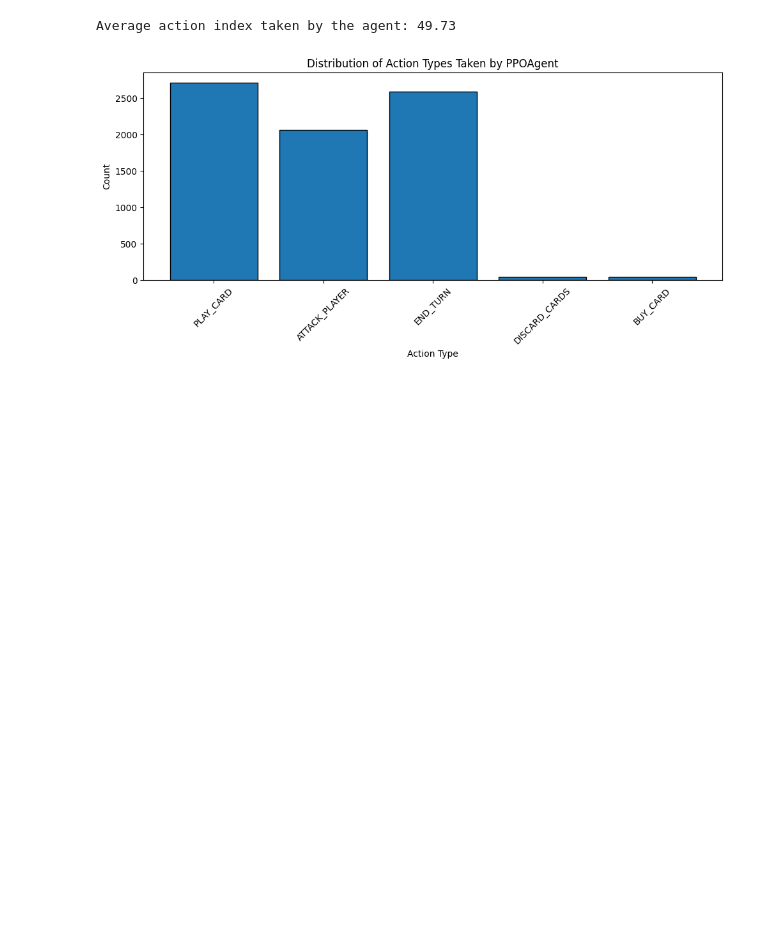
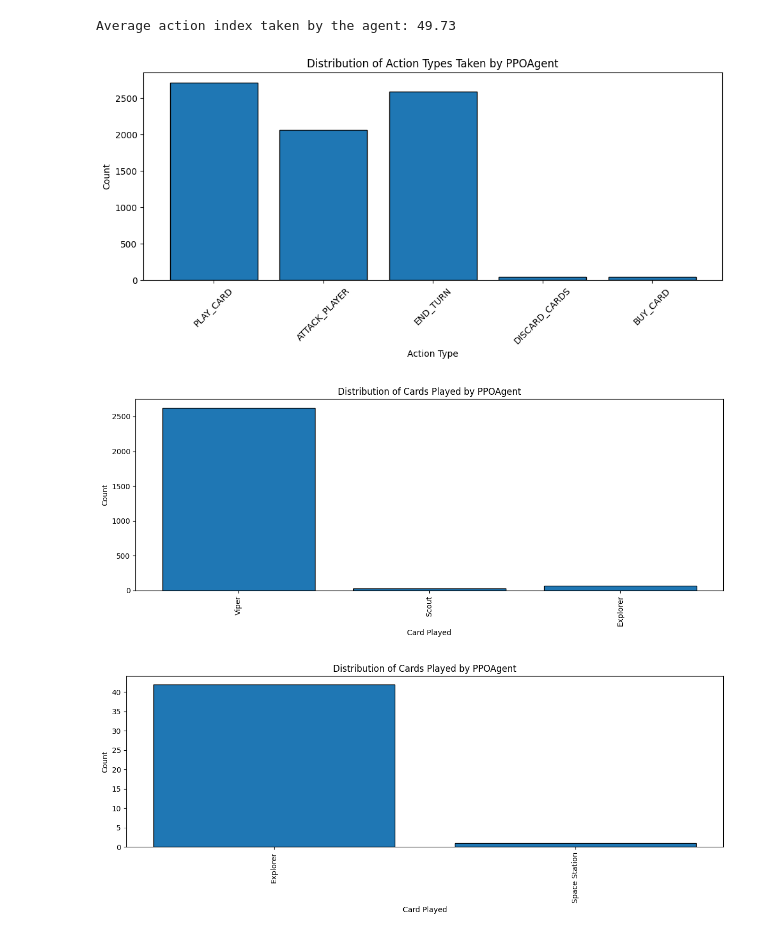
Before and after one commit to TimStewartJ/space-deck-builder, a Jupyter notebook: notebooks/ppo_analyzer.ipynb, the cells around one changed output. Cells and saved outputs as stored; diff of their text form; code cells hidden in the pictures; blank space fills up the shorter version.

Commit message:
plot cards played and bought

```diff
--- a/notebooks/ppo_analyzer.ipynb
+++ b/notebooks/ppo_analyzer.ipynb
@@ -48,30 +48,76 @@ names = list(dict.fromkeys(names)) + ["Scout","Viper","Explorer"]
 # %%
 from src.nn.action_encoder import decode_action
 from engine.actions import ActionType
 from cards.card import Card
 
 # --- Decode actions ---
 decoded_types = []
 for action_idx in all_actions_flat:
     # Use decode_action to get the Action object
     try:
         action = decode_action(int(action_idx), names)
         decoded_types.append(action.type.name if hasattr(action, "type") else str(action))
     except Exception as e:
         decoded_types.append("UNKNOWN")
 
 # --- Plot histogram by action type ---
 import matplotlib.pyplot as plt
 from collections import Counter
 
 type_counts = Counter(decoded_types)
 plt.figure(figsize=(10, 5))
 plt.bar(type_counts.keys(), type_counts.values(), edgecolor='black')
 plt.xlabel("Action Type")
 plt.ylabel("Count")
 plt.title("Distribution of Action Types Taken by PPOAgent")
 plt.xticks(rotation=45)
 plt.tight_layout()
 plt.show()
+
+# --- Plot histogram by card played ---
+card_names = []
+for action_idx in all_actions_flat:
+    try:
+        action = decode_action(int(action_idx), names)
+        if action.type.value == ActionType.PLAY_CARD.value:
+            card_names.append(action.card_id)
+    except Exception:
+        card_names.append("UNKNOWN")
+
+from collections import Counter
+
+card_counts = Counter(card_names)
+plt.figure(figsize=(12, 5))
+plt.bar(card_counts.keys(), card_counts.values(), edgecolor='black')
+plt.xlabel("Card Played")
+plt.ylabel("Count")
+plt.title("Distribution of Cards Played by PPOAgent")
+plt.xticks(rotation=90)
+plt.tight_layout()
+plt.show()
+
+# --- Plot histogram by card bought ---
+card_names = []
+for action_idx in all_actions_flat:
+    try:
+        action = decode_action(int(action_idx), names)
+        if action.type.value == ActionType.BUY_CARD.value:
+            card_names.append(action.card_id)
+    except Exception:
+        card_names.append("UNKNOWN")
+
+from collections import Counter
+
+card_counts = Counter(card_names)
+plt.figure(figsize=(12, 5))
+plt.bar(card_counts.keys(), card_counts.values(), edgecolor='black')
+plt.xlabel("Card Played")
+plt.ylabel("Count")
+plt.title("Distribution of Cards Played by PPOAgent")
+plt.xticks(rotation=90)
+plt.tight_layout()
+plt.show()
 # %% [output]
 [figure]
+[figure, added]
+[figure, added]
```
